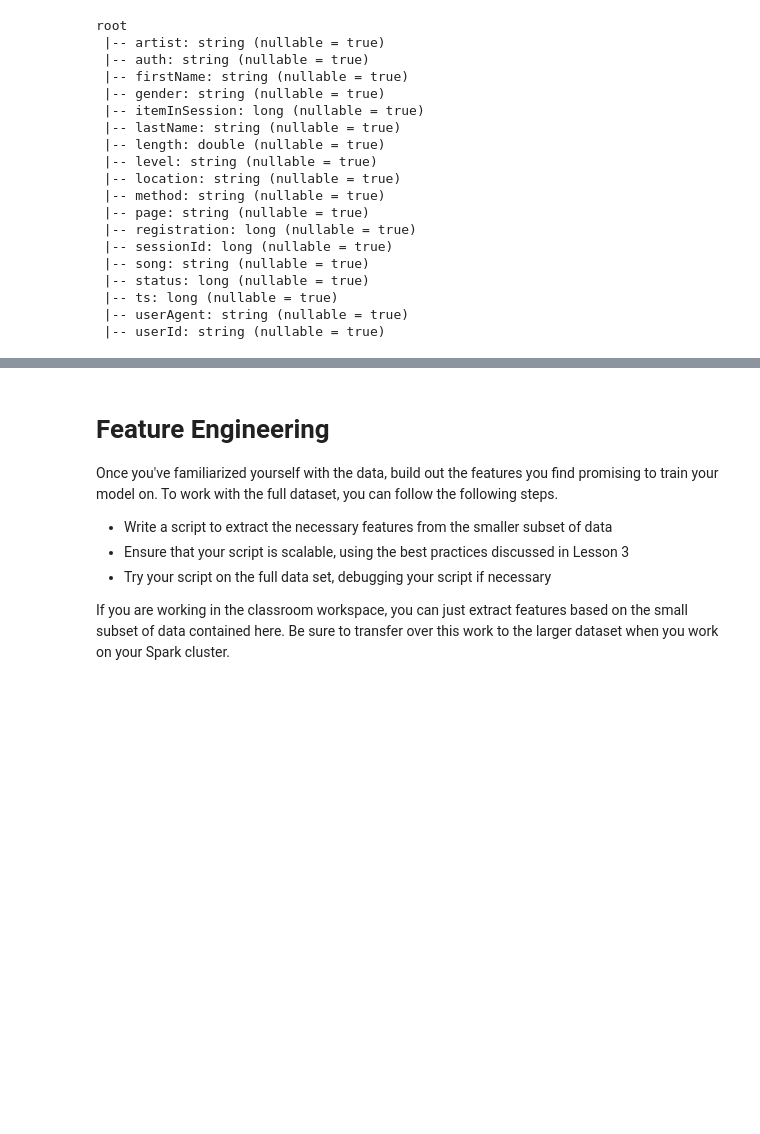
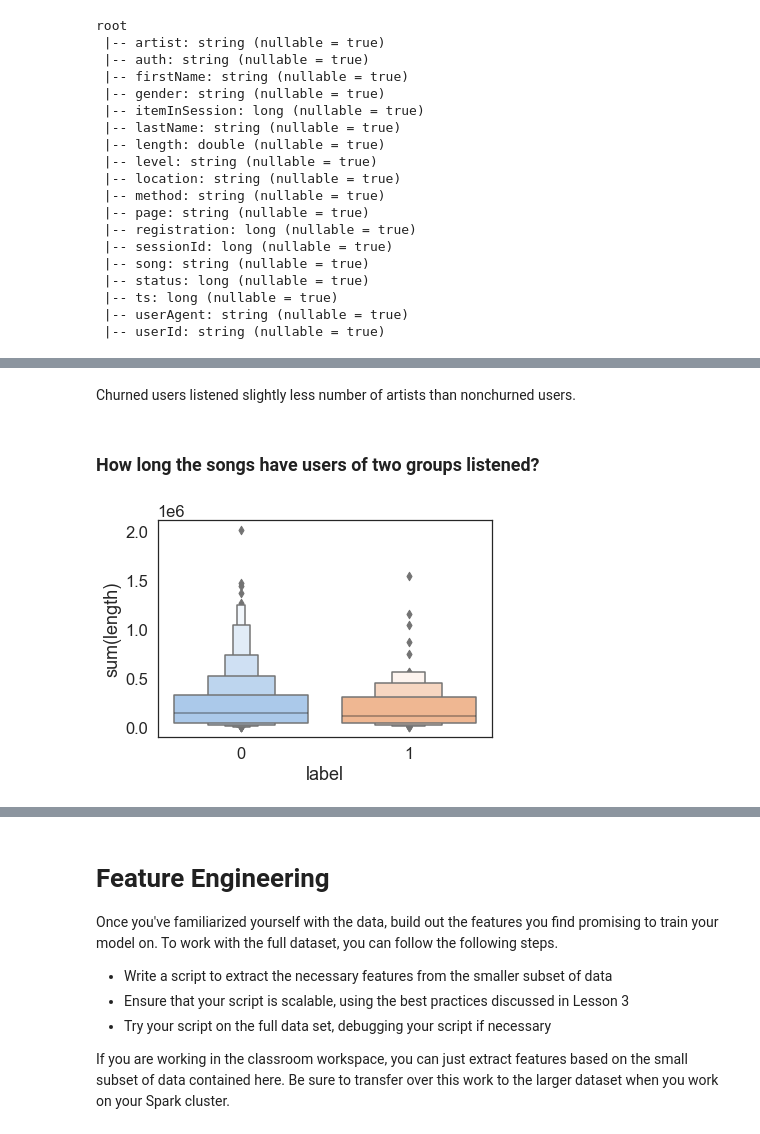
Before and after one commit to anqi-guo/udacity-dsnd-project3, a Jupyter notebook: Sparkify.ipynb, the cells around one changed output, grey strips where cells are left out. Saved outputs shown, nothing was run; the diff lists cells and outputs as text; code cells hidden in the pictures; blank space fills up the shorter version.

```diff
--- a/Sparkify.ipynb
+++ b/Sparkify.ipynb
@@ -67,0 +267,10 @@ only showing top 1 row
+# %% [markdown]
+Churned users listened slightly less number of artists than nonchurned users.
+# %% [markdown]
+### How long the songs have users of two groups listened?
+# %%
+g = df.groupBy('label', 'userId').agg(F.sum('length')).toPandas()
+
+sns.boxenplot(data=g, y='sum(length)', x='label');
+# %% [output]
+[figure, added]
```
Also changed, not shown: parts of 83 cells of this notebook.
